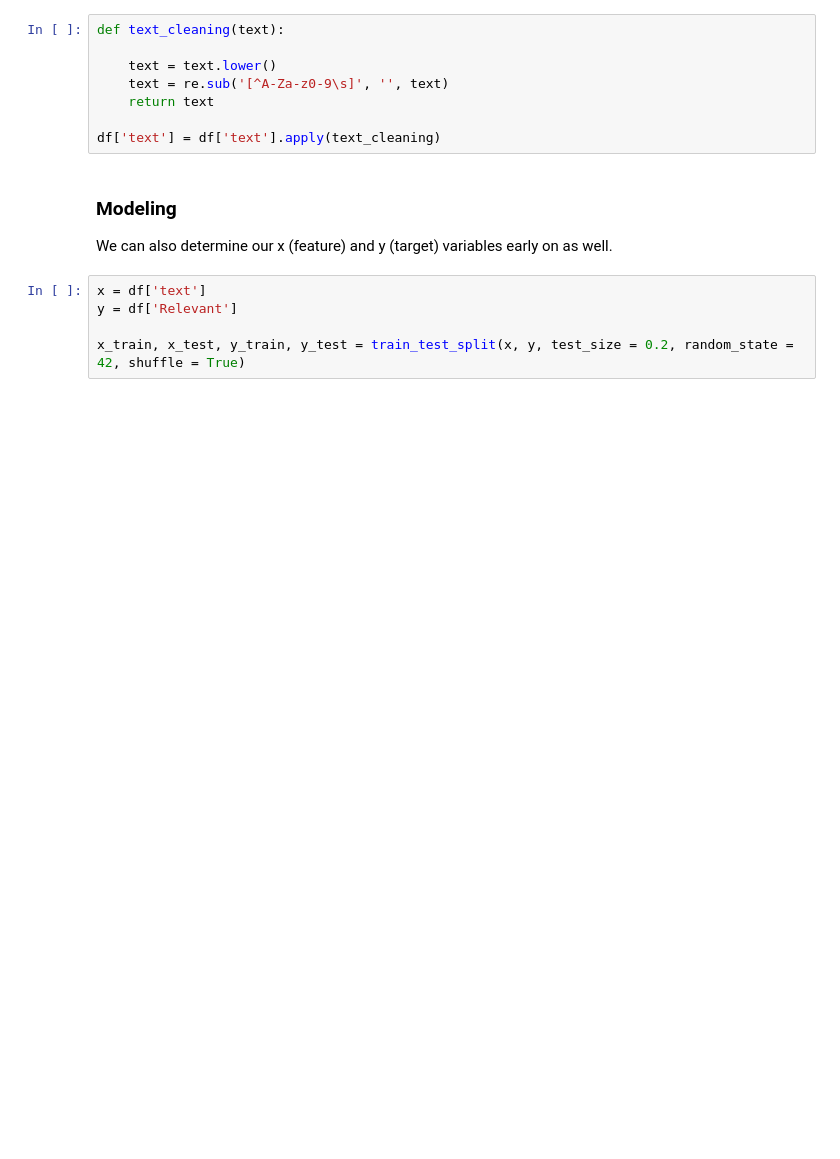
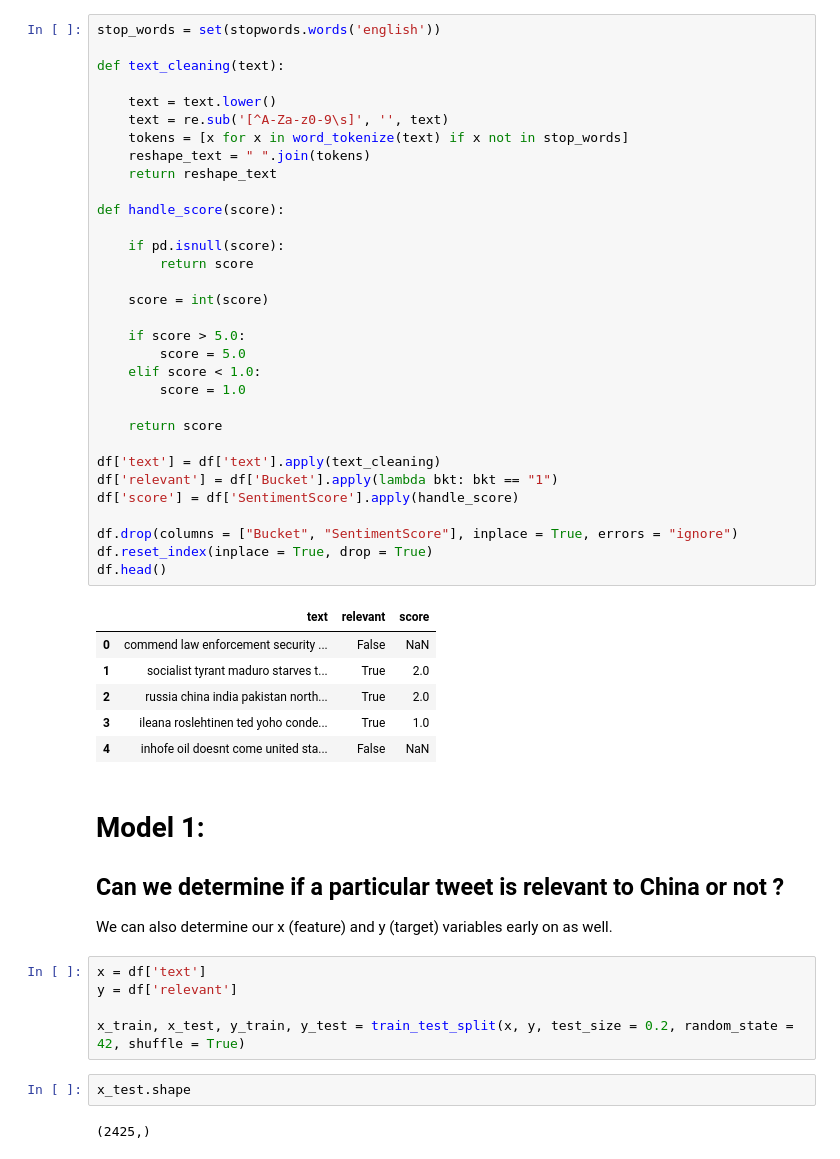
Before and after one commit to gprasad125/dsc180a-project, a Jupyter notebook: Notebooks/modeling.ipynb, the cells around one changed output. Drawn from its saved outputs; the diff is of its cells as text; blank space fills up the shorter version.

```diff
--- a/Notebooks/modeling.ipynb
+++ b/Notebooks/modeling.ipynb
@@ -32,20 +43,57 @@ df[df["SentimentScore"] > 3.0]['text'][15418]
 # %%
+stop_words = set(stopwords.words('english'))
+
 def text_cleaning(text):
 
     text = text.lower()
     text = re.sub('[^A-Za-z0-9\s]', '', text)
-    return text
+    tokens = [x for x in word_tokenize(text) if x not in stop_words]
+    reshape_text = " ".join(tokens)
+    return reshape_text
+
+def handle_score(score):
+
+    if pd.isnull(score):
+        return score
+
+    score = int(score)
+
+    if score > 5.0:
+        score = 5.0
+    elif score < 1.0:
+        score = 1.0
+
+    return score
 
 df['text'] = df['text'].apply(text_cleaning)
+df['relevant'] = df['Bucket'].apply(lambda bkt: bkt == "1")
+df['score'] = df['SentimentScore'].apply(handle_score)
+
+df.drop(columns = ["Bucket", "SentimentScore"], inplace = True, errors = "ignore")
+df.reset_index(inplace = True, drop = True)
+df.head()
+# %% [output]
+|  | text | relevant | score |
+| 0 | commend law enforcement security ... | False | NaN |
+| 1 | socialist tyrant maduro starves t... | True | 2.0 |
+| 2 | russia china india pakistan north... | True | 2.0 |
+| 3 | ileana roslehtinen ted yoho conde... | True | 1.0 |
+| 4 | inhofe oil doesnt come united sta... | False | NaN |
 # %% [markdown]
-### Modeling
+# Model 1:
+
+## Can we determine if a particular tweet is relevant to China or not ?
 
 We can also determine our x (feature) and y (target) variables early on as well.
 # %%
 x = df['text']
-y = df['Relevant']
+y = df['relevant']
 
 x_train, x_test, y_train, y_test = train_test_split(x, y, test_size = 0.2, random_state = 42, shuffle = True)
+# %%
+x_test.shape
+# %% [output]
+(2425,)
 # %%
 dt_classifier = Pipeline([('tfidf', TfidfVectorizer()), ('clf', DecisionTreeClassifier())])
 svm_classifier = Pipeline([('tfidf', TfidfVectorizer()), ('svm', SVC())])
```
Also changed, not shown: parts of 37 cells of this notebook.
